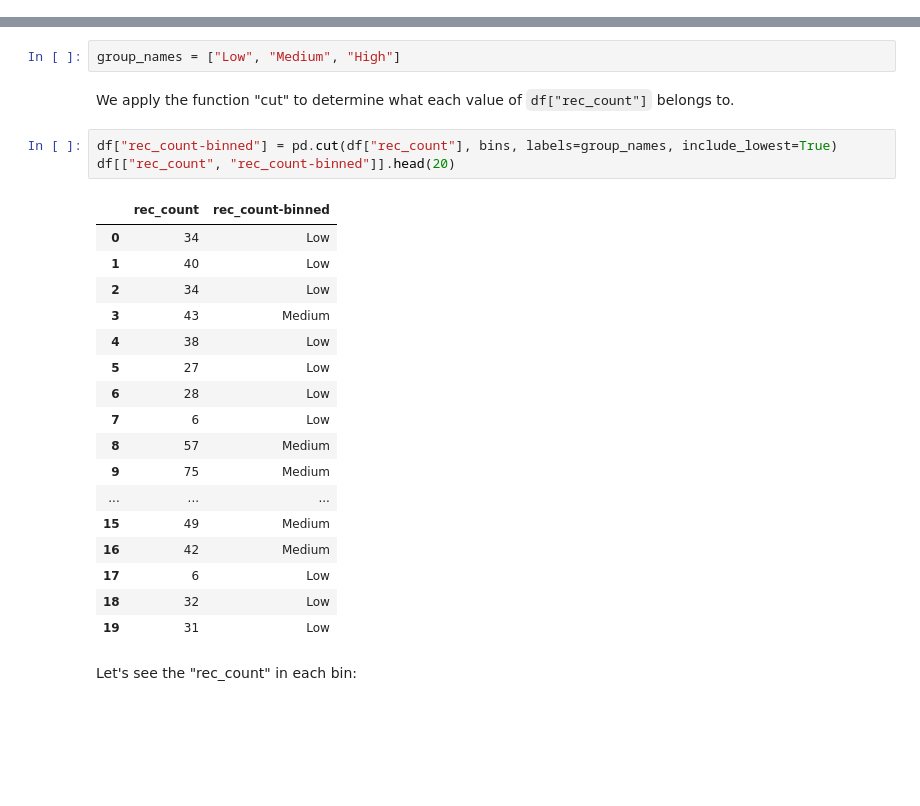
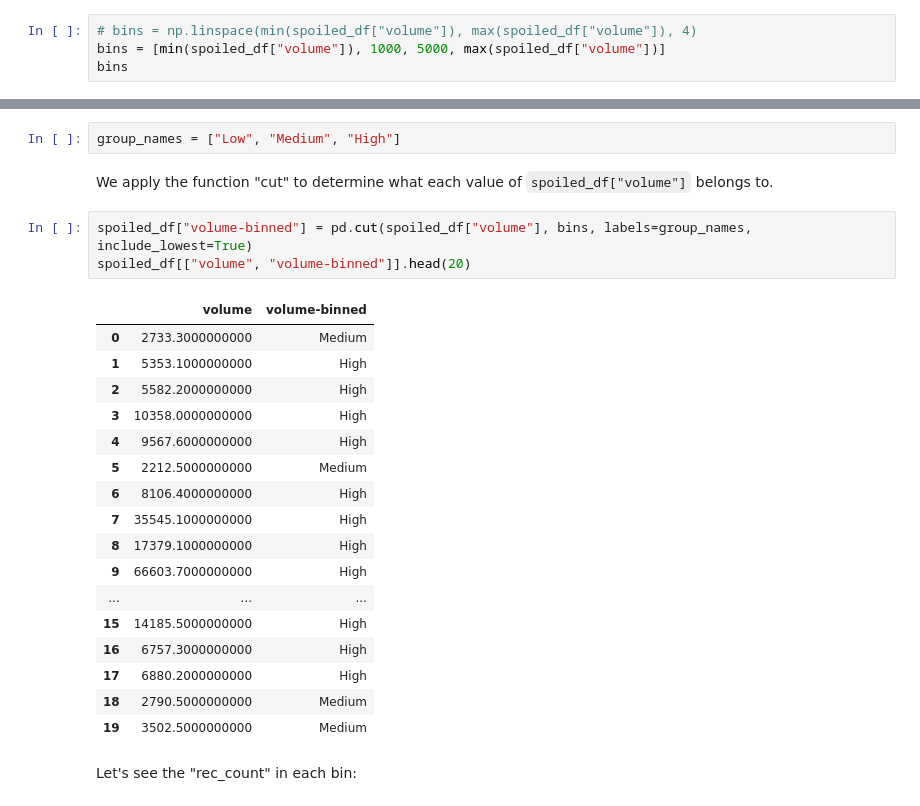
Before and after one commit to meln1337/IBM-lab2, a Jupyter notebook: lab2.ipynb, the cells around one changed output, grey strips where cells are left out. Cells and saved outputs as stored; diff of their text form; blank space fills up the shorter version.

```diff
--- a/lab2.ipynb
+++ b/lab2.ipynb
@@ -756,0 +752,4 @@ array([1.000000e-01, 1.358943e+05, 2.717885e+05, 4.076827e+05])
+# %%
+# bins = np.linspace(min(spoiled_df["volume"]), max(spoiled_df["volume"]), 4)
+bins = [min(spoiled_df["volume"]), 1000, 5000, max(spoiled_df["volume"])]
+bins
@@ -759,28 +772,28 @@ We set group  names:
 # %%
 group_names = ["Low", "Medium", "High"]
 # %% [markdown]
-We apply the function "cut" to determine what each value of `df["rec_count"]` belongs to.
+We apply the function "cut" to determine what each value of `spoiled_df["volume"]` belongs to.
 # %%
-df["rec_count-binned"] = pd.cut(df["rec_count"], bins, labels=group_names, include_lowest=True)
-df[["rec_count", "rec_count-binned"]].head(20)
+spoiled_df["volume-binned"] = pd.cut(spoiled_df["volume"], bins, labels=group_names, include_lowest=True)
+spoiled_df[["volume", "volume-binned"]].head(20)
 # %% [output]
-|  | rec_count | rec_count-binned |
-| 0 | 34 | Low |
-| 1 | 40 | Low |
-| 2 | 34 | Low |
-| 3 | 43 | Medium |
-| 4 | 38 | Low |
-| 5 | 27 | Low |
-| 6 | 28 | Low |
-| 7 | 6 | Low |
-| 8 | 57 | Medium |
-| 9 | 75 | Medium |
+|  | volume | volume-binned |
+| 0 | 2733.3000000000 | Medium |
+| 1 | 5353.1000000000 | High |
+| 2 | 5582.2000000000 | High |
+| 3 | 10358.0000000000 | High |
+| 4 | 9567.6000000000 | High |
+| 5 | 2212.5000000000 | Medium |
+| 6 | 8106.4000000000 | High |
+| 7 | 35545.1000000000 | High |
+| 8 | 17379.1000000000 | High |
+| 9 | 66603.7000000000 | High |
 | ... | ... | ... |
-| 15 | 49 | Medium |
-| 16 | 42 | Medium |
-| 17 | 6 | Low |
-| 18 | 32 | Low |
-| 19 | 31 | Low |
+| 15 | 14185.5000000000 | High |
+| 16 | 6757.3000000000 | High |
+| 17 | 6880.2000000000 | High |
+| 18 | 2790.5000000000 | Medium |
+| 19 | 3502.5000000000 | Medium |
 # %% [markdown]
 Let's see the "rec_count" in each bin:
 # %%
```
Also changed, not shown: parts of 25 cells of this notebook.
